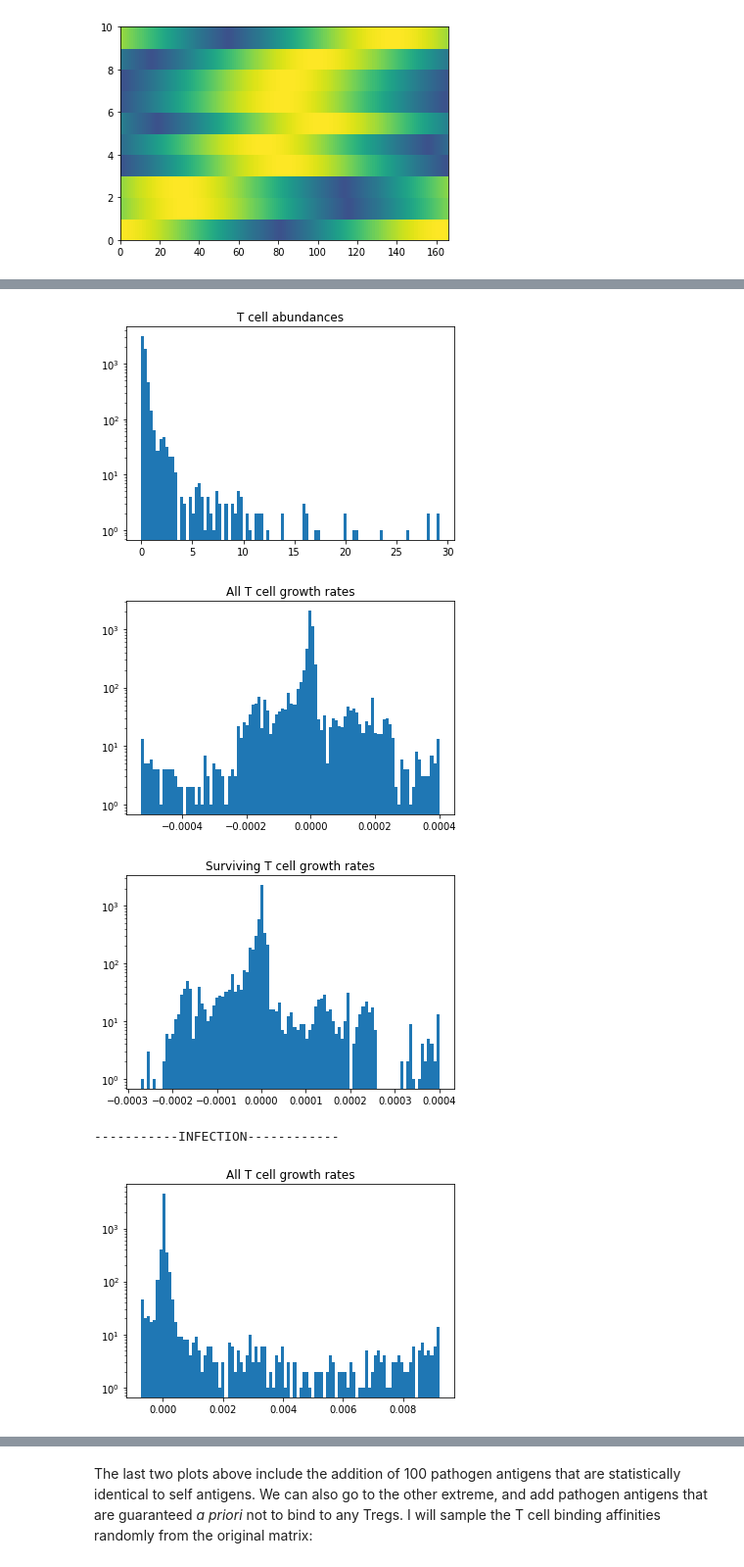
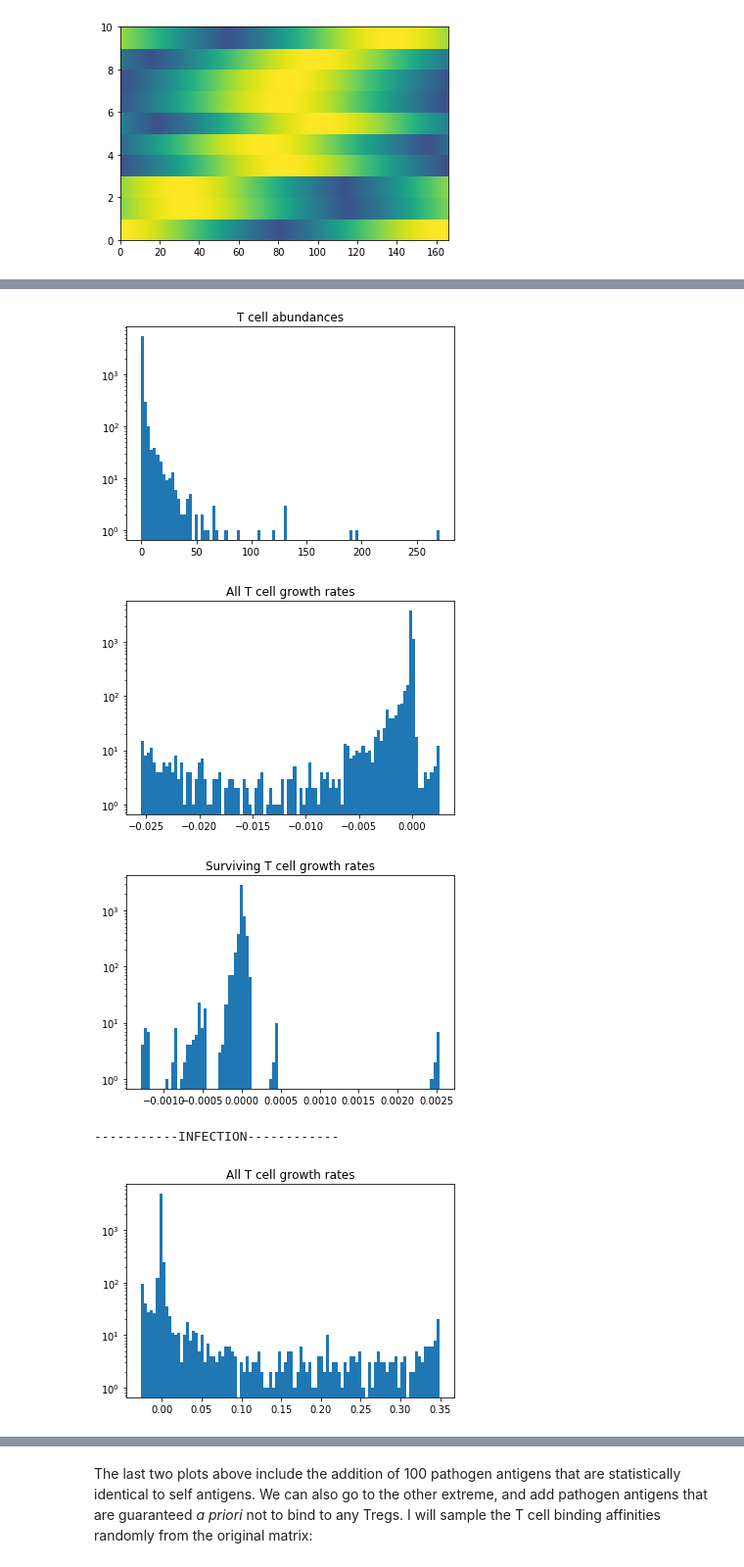
Before and after one commit to Ninjaneer32/immune-svm, a Jupyter notebook: scripts/Testing.ipynb, the cells around one changed output, grey strips where cells are left out. Shown at 98% size. Cells and saved outputs as stored; diff of their text form; code cells hidden in the pictures.

```diff
--- a/scripts/Testing.ipynb
+++ b/scripts/Testing.ipynb
@@ -279,11 +275,11 @@ plt.show()
 # %% [output]
 [figure]
 # %%
-Num_path = 100
+Num_path = 1000
 params = {}
 params['Num_treg'] = 300
 params['Num_tcell'] = 6000
-params['Num_sites'] = 6000
+params['Num_sites'] = 20000
 params['c'] = 1
 params['max_v'] = 1
 params['niche_width'] = 3*params['Num_sites']/params['Num_treg']
@@ -350,5 +346,5 @@ plt.show()
-[figure, old version]
+[figure, new version]
-[figure, old version]
+[figure, new version]
-[figure, old version]
+[figure, new version]
 -----------INFECTION------------
-[figure, old version]
+[figure, new version]
```
Also changed, not shown: parts of 2 cells of this notebook.
